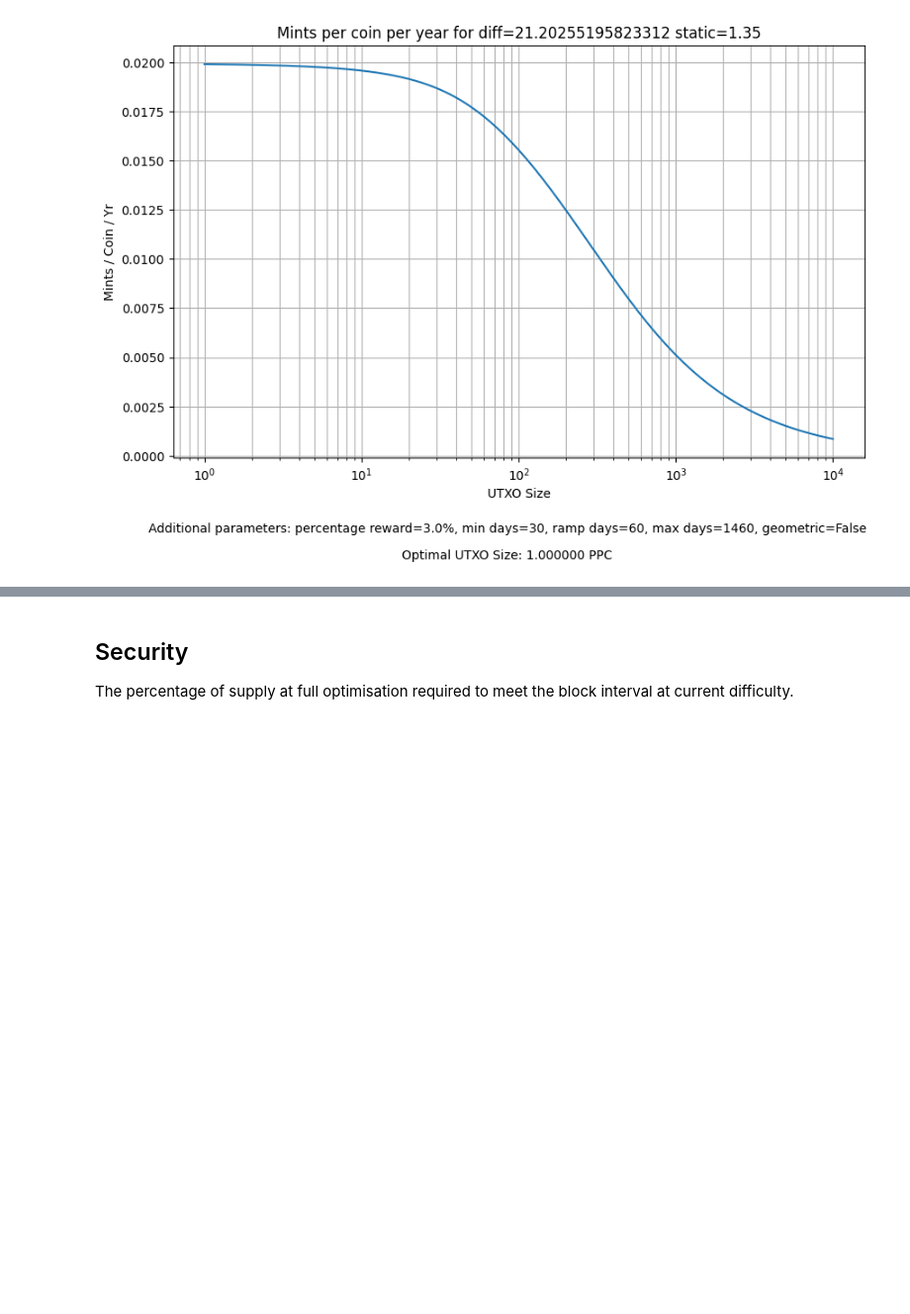
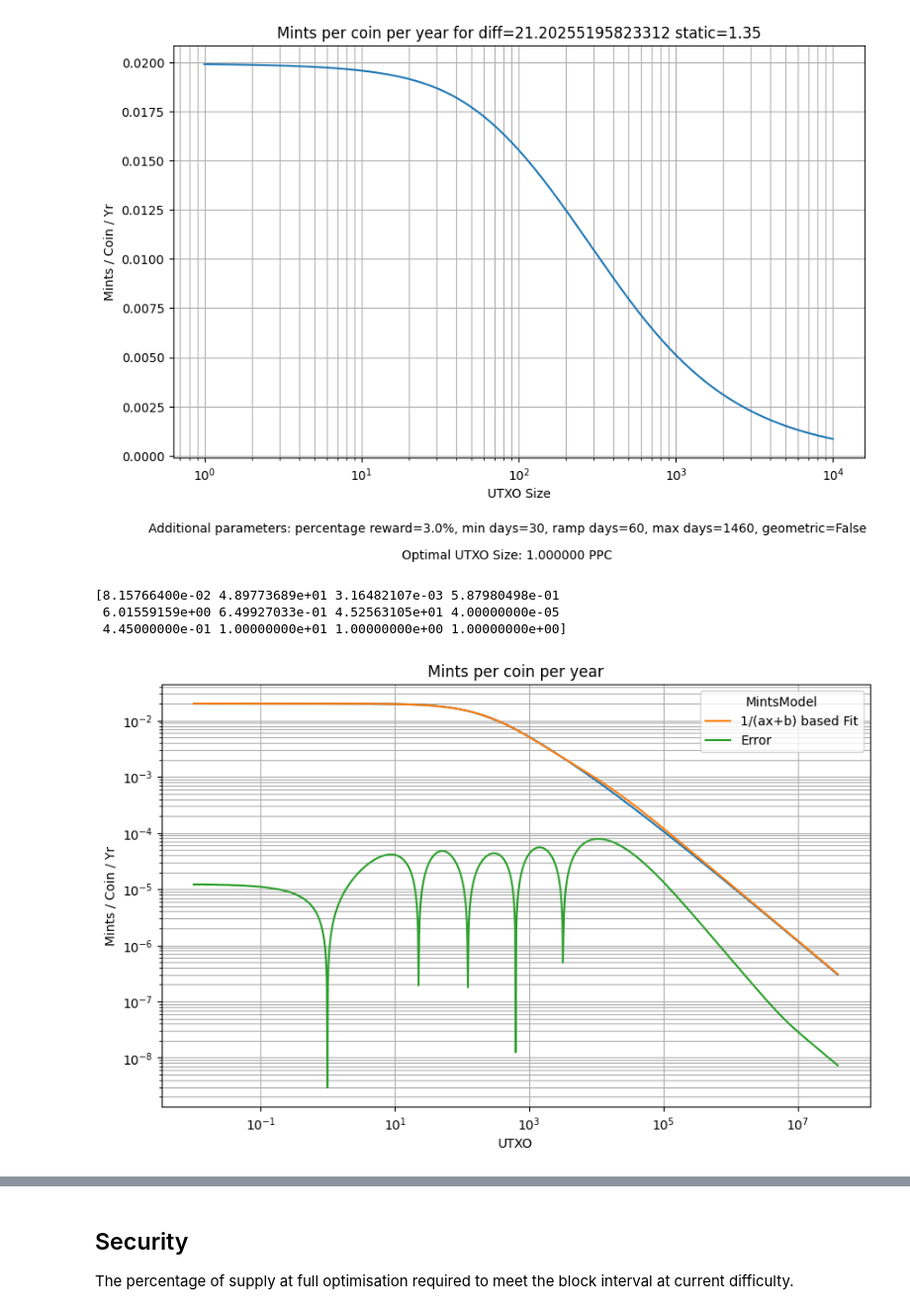
Before and after one commit to Nagalim/OptimumPeercoinUTXO, a Jupyter notebook: OptimumUTXO.ipynb, the cells around one changed output, grey strips where cells are left out. Shown: that part at 99% size. Saved outputs shown, nothing was run; the diff lists cells and outputs as text; code cells hidden in the pictures; blank space fills up the shorter version.

Commit message:
mintsModel

```diff
--- a/OptimumUTXO.ipynb
+++ b/OptimumUTXO.ipynb
@@ -179,3 +179,42 @@ mintsForSizes = np.fromiter((averageMints(x, DIFF) for x in sizes), dtype=float)
 plotResults(mintsForSizes, "Mints / Coin / Yr", f"Mints per coin per year for diff={DIFF} static={STATIC_REWARD}")
 # %% [output]
 [figure]
+# %%
+# Extended range
+extendedsizes = np.array([10**(x/125)/100 for x in range(1201)])
+
+# This is the model we're using.  It's got a 1/(ax+b) part that is the main portion, then a gaussian-log, and then a 1/x^2 term too
+# There could be better fits, but I would guess they must build off of 1/(ax+b) or an equivalent
+def mintsModel(x,a,b,c,d,e,f,g,h,i,j,k,l):
+    equation = (0.08157664*x+b)**(-1)-c*np.exp(-10**(-d)*(np.log(x)-e)**2)-(f*x+g)**(-2)
+    return equation
+
+# This is an empirically derived guess
+FitGuess = np.array([0.08157664,50.10622554,3.01684816e-03,5.64338377e-01,6.09004148e+00,6.30317495e-01,4.31076089e+01,4e-05,0.445,10,1,1])
+
+# Use curve_fit to build the fit parameters
+fig, ax = plt.subplots(figsize=(10, 6))
+mintsForSizes = np.fromiter((averageMints(x, DIFF) for x in extendedsizes), dtype=float)
+FitParams, FitCurve = curve_fit(mintsModel,extendedsizes,(mintsForSizes),FitGuess,maxfev = 50000)
+print(FitParams)
+
+# plot everything
+ax.plot(extendedsizes,mintsForSizes)
+ax.plot(extendedsizes,mintsModel(extendedsizes, *FitParams),label="1/(ax+b) based Fit")
+ax.plot(extendedsizes,np.abs(mintsModel(extendedsizes, *FitParams)-mintsForSizes),label="Error")
+
+ax.set_xlabel("UTXO")
+ax.set_ylabel("Mints / Coin / Yr")
+ax.set_title("Mints per coin per year")
+ax.legend(title="MintsModel")
+plt.grid(which="both")
+#plt.xlim(10**4,4*10**7)
+#plt.ylim(0.0000005,0.005)
+plt.xscale("log")
+plt.yscale("log")
+plt.show()
+# %% [output]
+[8.15766400e-02 4.89773689e+01 3.16482107e-03 5.87980498e-01
+ 6.01559159e+00 6.49927033e-01 4.52563105e+01 4.00000000e-05
+ 4.45000000e-01 1.00000000e+01 1.00000000e+00 1.00000000e+00]
+[figure, added]
```
Also changed, not shown: parts of 2 cells of this notebook.
